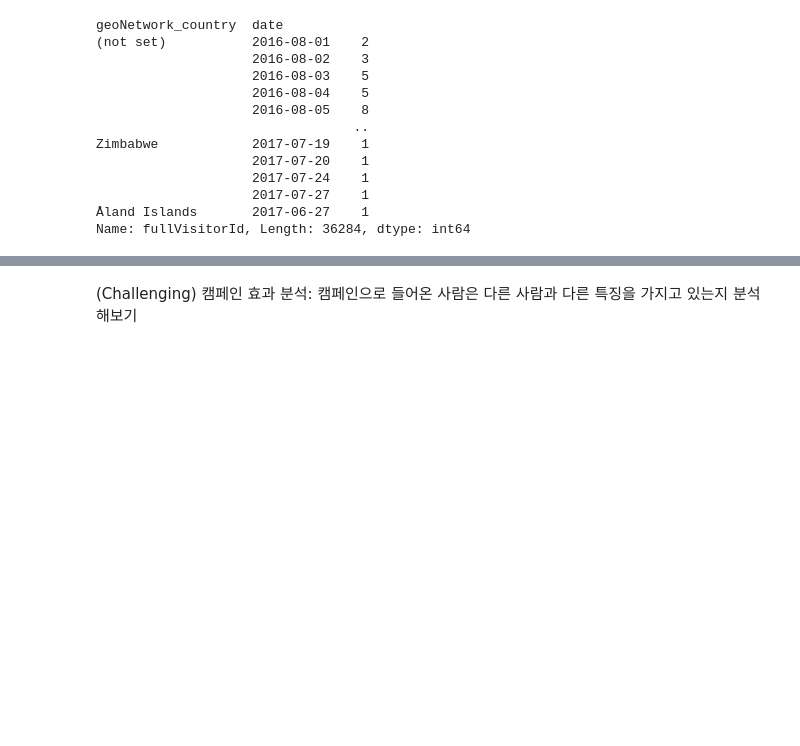
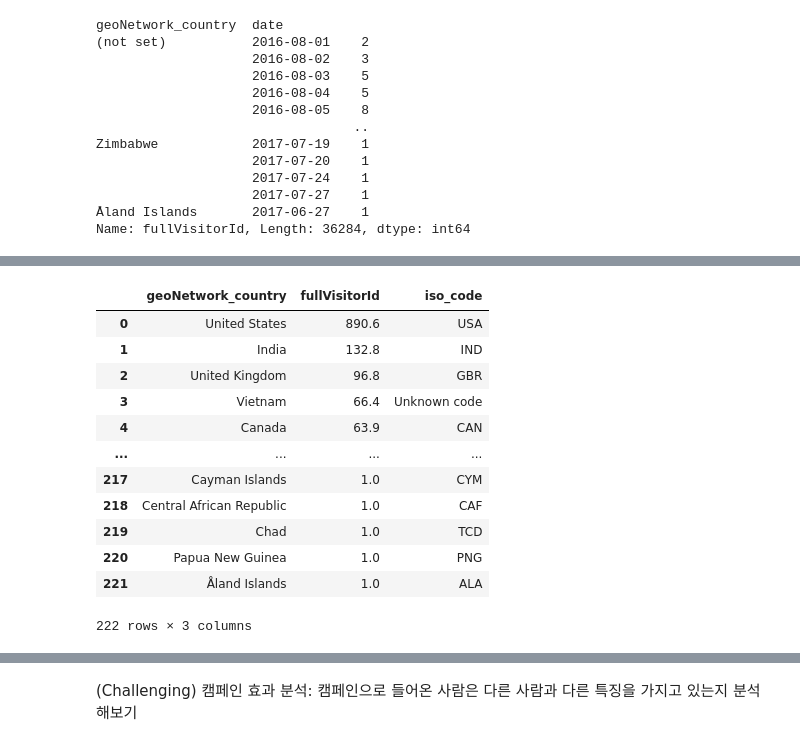
Before and after one commit to DIB-PP/-, a Jupyter notebook: data_Check.ipynb, the cells around one changed output, grey strips where cells are left out. Cells and saved outputs as stored; diff of their text form; code cells hidden in the pictures; blank space fills up the shorter version.

```diff
--- a/data_Check.ipynb
+++ b/data_Check.ipynb
@@ -479,7 +481,7 @@ Zimbabwe            2017-07-19    1
 Åland Islands       2017-06-27    1
 Name: fullVisitorId, Length: 36284, dtype: int64
 # %%
-average_dau_by_country = dau_by_country.groupby('geoNetwork_country').mean().sort_values(ascending=False)
-average_dau_by_country.head(20)
+average_dau_by_country = dau_by_country.groupby('geoNetwork_country').mean().sort_values(ascending=False).round(1)
+average_dau_by_country.head()
 # %% [output]
 geoNetwork_country
@@ -501 +493,4 @@ Poland             24.453552
 Name: fullVisitorId, dtype: float64
+# %%
+average_dau_by_country_df = pd.DataFrame(average_dau_by_country).reset_index()
+average_dau_by_country_df.head()
@@ -501,0 +504,21 @@ Name: fullVisitorId, dtype: float64
+# %%
+countries = {}
+for country in pycountry.countries:
+    countries[country.name] = country.alpha_3
+
+average_dau_by_country_df['iso_code'] = [countries.get(country, 'Unknown code') for country in average_dau_by_country_df['geoNetwork_country']]
+average_dau_by_country_df
+# %% [output]
+|  | geoNetwork_country | fullVisitorId | iso_code |
+| 0 | United States | 890.6 | USA |
+| 1 | India | 132.8 | IND |
+| 2 | United Kingdom | 96.8 | GBR |
+| 3 | Vietnam | 66.4 | Unknown code |
+| 4 | Canada | 63.9 | CAN |
+| ... | ... | ... | ... |
+| 217 | Cayman Islands | 1.0 | CYM |
+| 218 | Central African Republic | 1.0 | CAF |
+| 219 | Chad | 1.0 | TCD |
+| 220 | Papua New Guinea | 1.0 | PNG |
+| 221 | Åland Islands | 1.0 | ALA |
+222 rows × 3 columns
```
Also changed, not shown: parts of 6 cells of this notebook.
